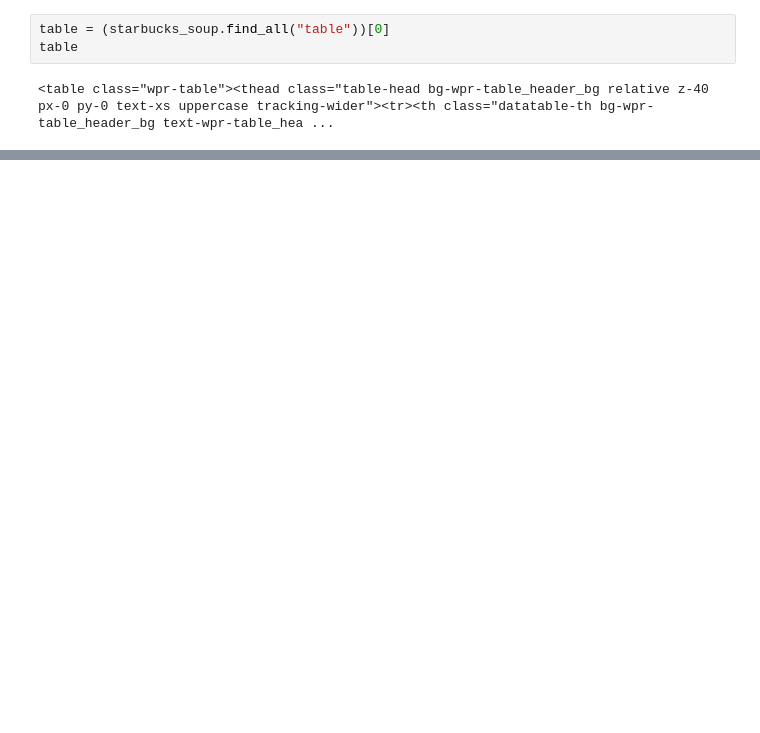
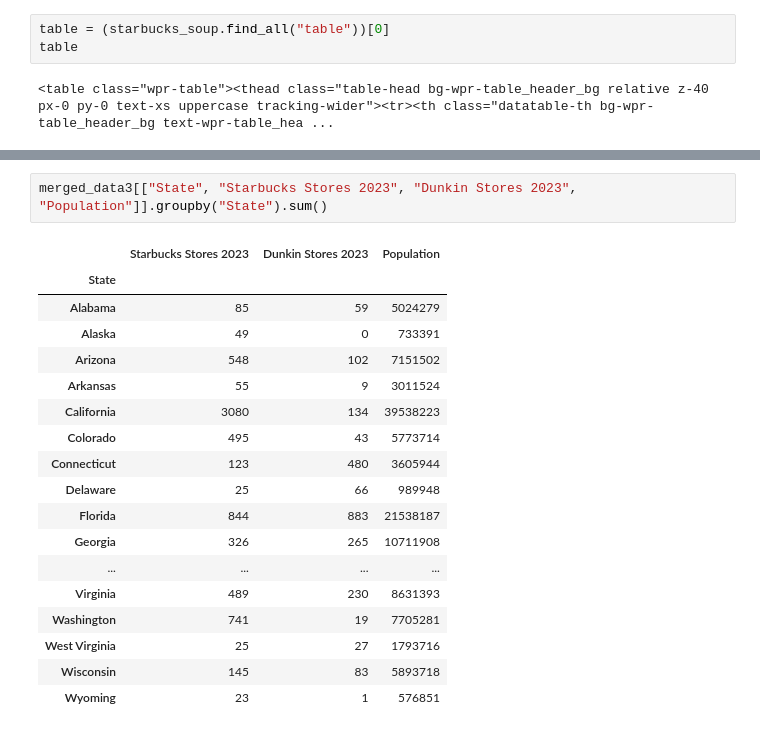
Before and after one commit to smilburn529/Lab-4, a Jupyter notebook: Lab-4.ipynb, the cells around one changed output, grey strips where cells are left out. Drawn from its saved outputs; the diff is of its cells as text; blank space fills up the shorter version.

```diff
--- a/Lab-4.ipynb
+++ b/Lab-4.ipynb
@@ -93,0 +197,21 @@ pd.DataFrame(starbs)
+# %%
+merged_data3[["State", "Starbucks Stores 2023", "Dunkin Stores 2023", "Population"]].groupby("State").sum()
+# %% [output]
+|  | Starbucks Stores 2023 | Dunkin Stores 2023 | Population |
+| State |  |  |  |
+| Alabama | 85 | 59 | 5024279 |
+| Alaska | 49 | 0 | 733391 |
+| Arizona | 548 | 102 | 7151502 |
+| Arkansas | 55 | 9 | 3011524 |
+| California | 3080 | 134 | 39538223 |
+| Colorado | 495 | 43 | 5773714 |
+| Connecticut | 123 | 480 | 3605944 |
+| Delaware | 25 | 66 | 989948 |
+| Florida | 844 | 883 | 21538187 |
+| Georgia | 326 | 265 | 10711908 |
+| ... | ... | ... | ... |
+| Virginia | 489 | 230 | 8631393 |
+| Washington | 741 | 19 | 7705281 |
+| West Virginia | 25 | 27 | 1793716 |
+| Wisconsin | 145 | 83 | 5893718 |
+| Wyoming | 23 | 1 | 576851 |
```
Also changed, not shown: parts of 27 cells of this notebook.
